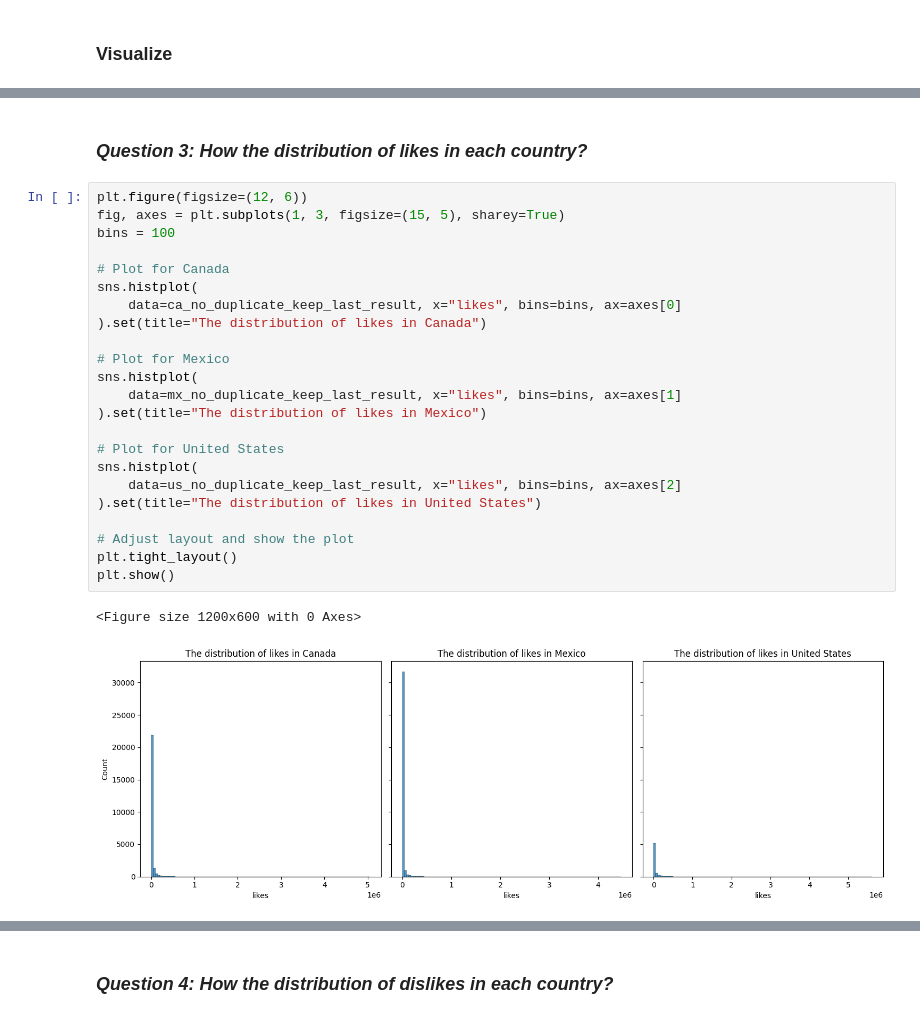
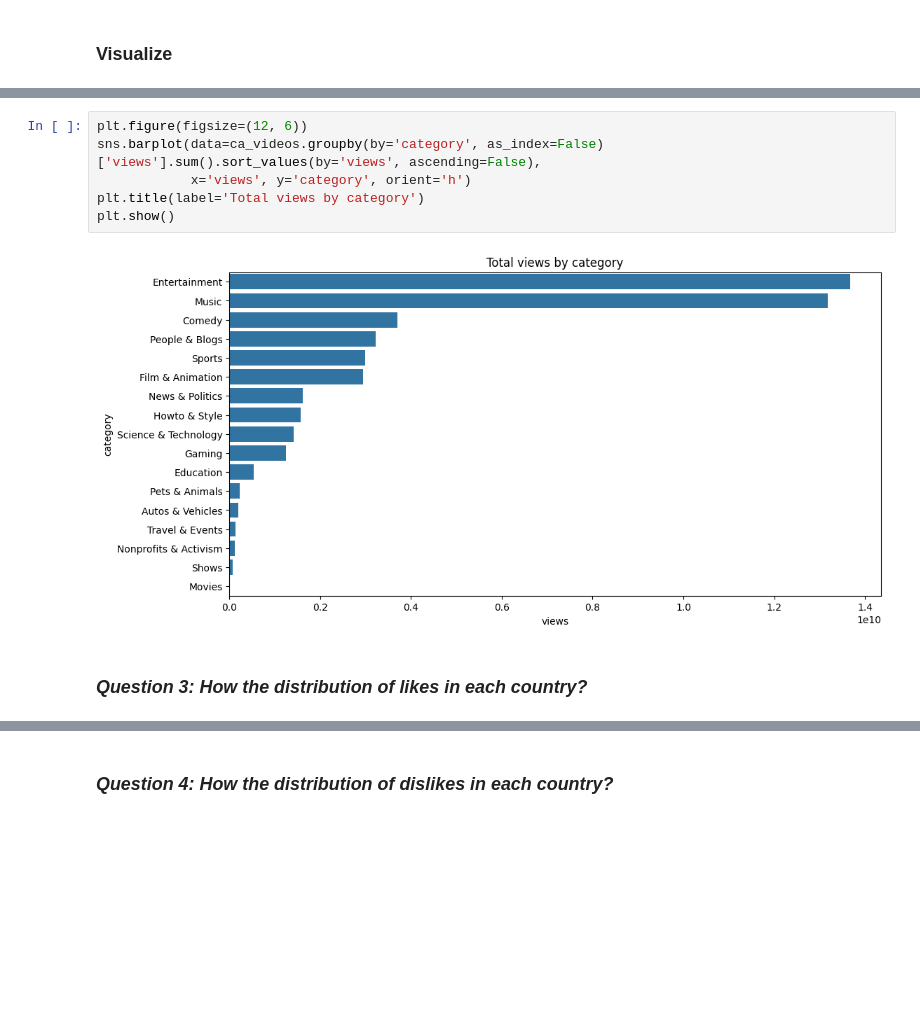
Before and after one commit to 0Nguyen0Cong0Tuan0/DS_Programming, a Jupyter notebook: src.ipynb, the cells around one changed output, grey strips where cells are left out. Saved outputs shown, nothing was run; the diff lists cells and outputs as text; blank space fills up the shorter version.

```diff
--- a/src.ipynb
+++ b/src.ipynb
@@ -325,28 +165,10 @@ plt.show()
+# %%
+plt.figure(figsize=(12, 6))
+sns.barplot(data=ca_videos.groupby(by='category', as_index=False)['views'].sum().sort_values(by='views', ascending=False),
+            x='views', y='category', orient='h')
+plt.title(label='Total views by category')
+plt.show()
+# %% [output]
+[figure, added]
 # %% [markdown]
 ### ***Question 3: How the distribution of likes in each country?***
-# %%
-plt.figure(figsize=(12, 6))
-fig, axes = plt.subplots(1, 3, figsize=(15, 5), sharey=True)
-bins = 100
-
-# Plot for Canada
-sns.histplot(
-    data=ca_no_duplicate_keep_last_result, x="likes", bins=bins, ax=axes[0]
-).set(title="The distribution of likes in Canada")
-
-# Plot for Mexico
-sns.histplot(
-    data=mx_no_duplicate_keep_last_result, x="likes", bins=bins, ax=axes[1]
-).set(title="The distribution of likes in Mexico")
-
-# Plot for United States
-sns.histplot(
-    data=us_no_duplicate_keep_last_result, x="likes", bins=bins, ax=axes[2]
-).set(title="The distribution of likes in United States")
-
-# Adjust layout and show the plot
-plt.tight_layout()
-plt.show()
-# %% [output]
-<Figure size 1200x600 with 0 Axes>
-[figure, removed]
```
Also changed, not shown: parts of 71 cells of this notebook.
